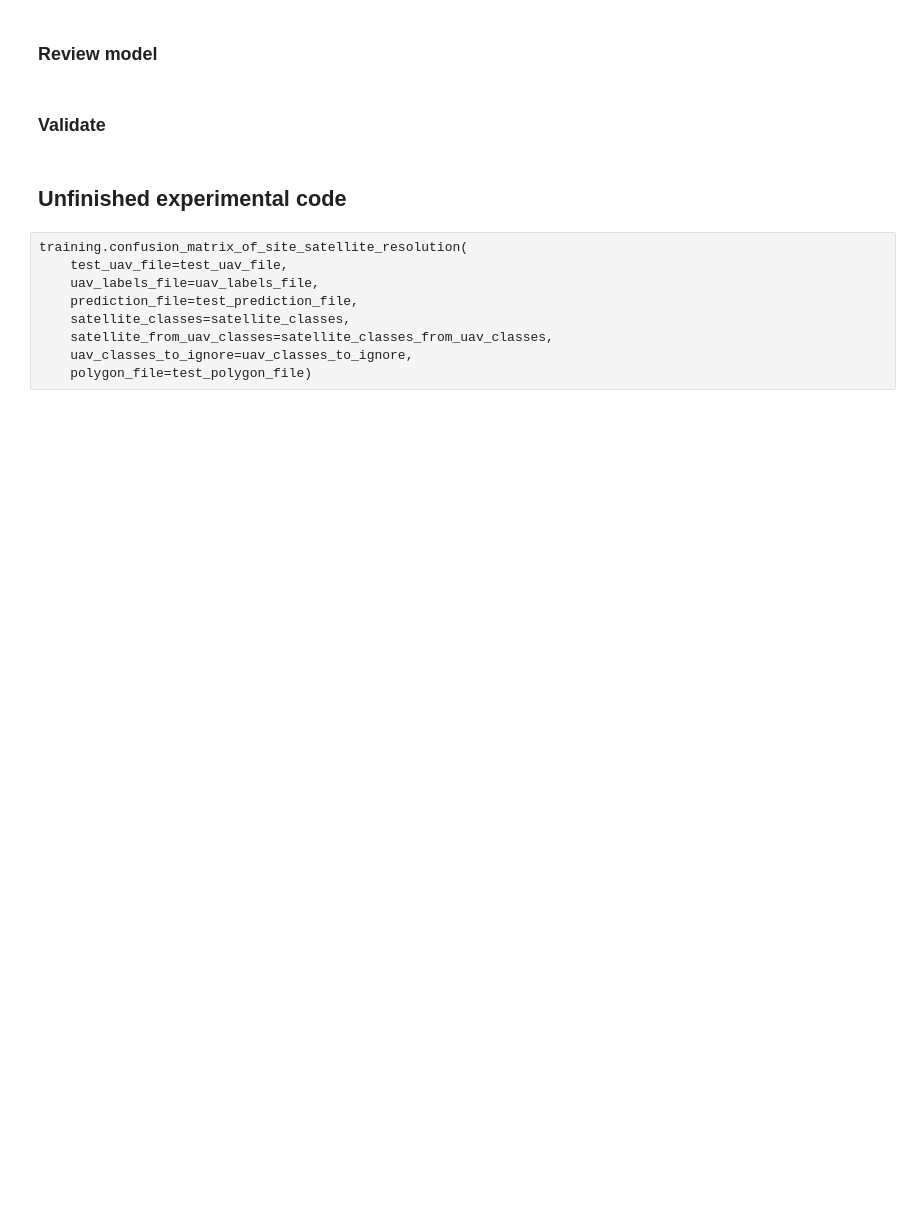
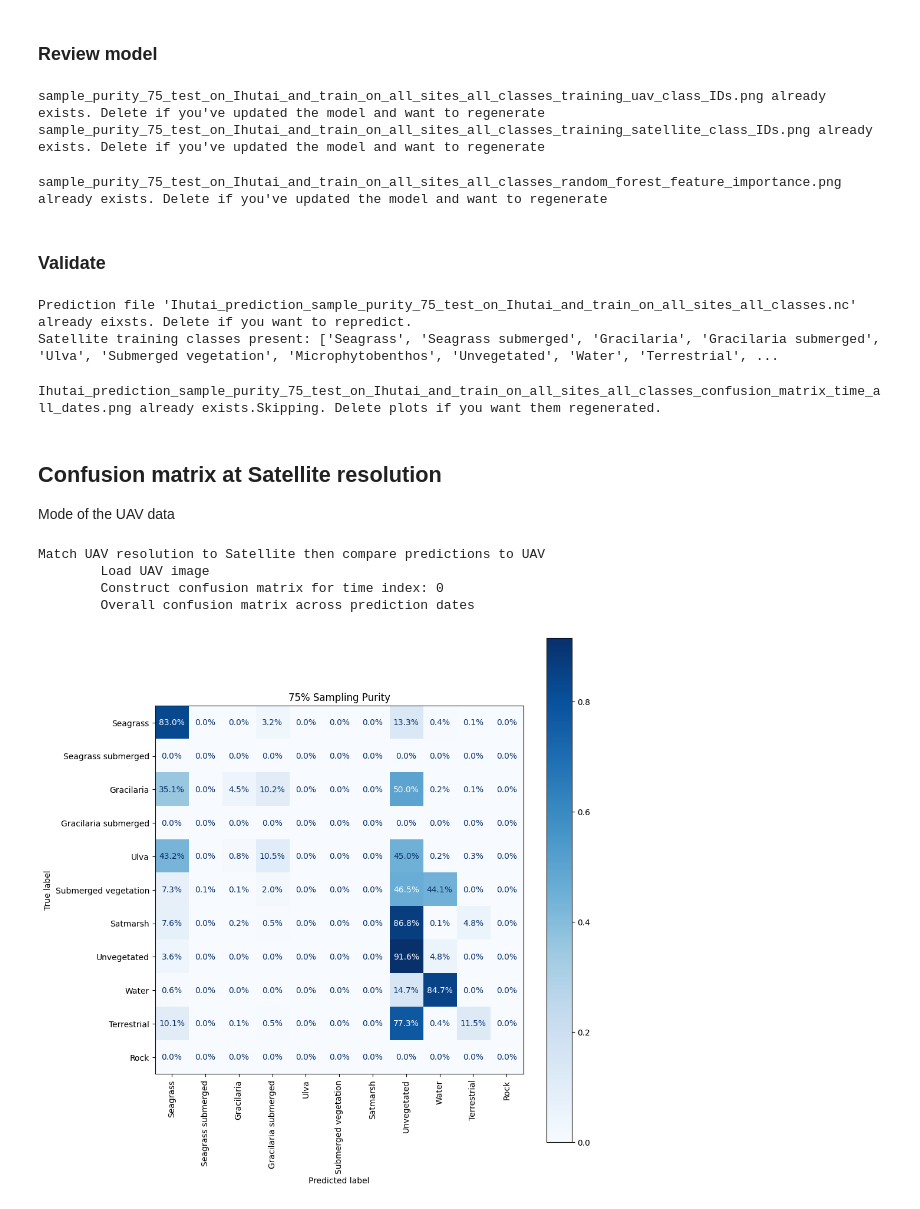
Before and after one commit to niwa/seagrass-detection, a Jupyter notebook: notebooks/train_and_validate.ipynb, the cells around one changed output. Cells and saved outputs as stored; diff of their text form; code cells hidden in the pictures; blank space fills up the shorter version.

Commit message:
Implemented confusion matrix for satellite image resolution

```diff
--- a/notebooks/train_and_validate.ipynb
+++ b/notebooks/train_and_validate.ipynb
@@ -28,7 +27,7 @@ import sampling
 # Values to edit
 # %%
 sample_method = "sampling_2"
-method_2_threshold = 1.0 # 1.0 .99 .98 .97 .95 .90
+method_2_threshold = 0.85 # 1.0 .99 .98 .97 .95 .90
 # %%
 # View the amount of training data for the selected sampling apporach
 samples_per_site = pandas.read_csv(utils.get_samples_summary_file_path(sample_method, method_2_threshold))
@@ -66,9 +85,9 @@ satellite_classes_from_uav_classes_4 = {
 }
 # %%
 # Mappings of Satellite classes to consider from UAV classes - 98% purity
-satellite_classes_all = {'Seagrass': 1, 'Gracilaria': 2, 'Ulva': 3, 'Satmarsh': 4, 'Unvegetated': 5,
-                        'Terrestrial': 6, 'Water': 7, 'Mixed': 8, 'Submerged vegetation': 9,
-                        'Gracilaria submerged': 10, 'Seagrass submerged': 11, 'Rock': 12, 'Microphytobenthos': 13,}
+satellite_classes_all = {'Seagrass': 1, 'Seagrass submerged': 2, 'Gracilaria': 3, 'Gracilaria submerged': 4,
+                           'Ulva': 5, 'Submerged vegetation': 9, 'Microphytobenthos': 10, 'Satmarsh': 14,
+                           'Unvegetated': 15, 'Water': 16, 'Terrestrial': 18, 'Rock': 19, 'Mixed': 22,}
 satellite_classes_from_uav_classes_all = {
     'Seagrass': ['Seagrass'],
     'Gracilaria': ['Gracilaria'],
@@ -100,7 +156,7 @@ training_sites_SI = ["CatlinsLake", "CatlinsRiverMouth", "Childrens", "Duvauchel
 test_site = "Ihutai"
 training_sites = all_training_sites # training_sites_SI all_training_sites ["Duvauchelle"]
 models_path = utils.get_models_path(sample_method=sample_method, method_2_threshold=method_2_threshold)
-model_file = models_path / f"sample_purity_{int(method_2_threshold*100)}_test_on_{test_site}_and_train_on_all_sites_12_classes.joblib"
+model_file = models_path / f"sample_purity_{int(method_2_threshold*100)}_test_on_{test_site}_and_train_on_all_sites_all_classes.joblib"
 
 satellite_classes = satellite_classes_all
 satellite_classes_from_uav_classes = satellite_classes_from_uav_classes_all
@@ -192,8 +280,13 @@ if uav_classes_in_training is not None:
 # %%
 training.plot_training_data_class_distribution(training_dataframe=training_dataframe, model_file=model_file,
                                                uav_labels_file=uav_labels_file, satellite_labels=satellite_classes)
+# %% [output]
+sample_purity_75_test_on_Ihutai_and_train_on_all_sites_all_classes_training_uav_class_IDs.png already exists. Delete if you've updated the model and want to regenerate
+sample_purity_75_test_on_Ihutai_and_train_on_all_sites_all_classes_training_satellite_class_IDs.png already exists. Delete if you've updated the model and want to regenerate
 # %%
 training.plot_model_feature_importance(training_dataframe=training_dataframe, model_file=model_file)
+# %% [output]
+sample_purity_75_test_on_Ihutai_and_train_on_all_sites_all_classes_random_forest_feature_importance.png already exists. Delete if you've updated the model and want to regenerate
 # %% [markdown]
 ### Validate
 # %%
@@ -211,6 +304,9 @@ print(
     f"Satellite training classes present: {[key for key, value in satellite_classes.items() if value in training_dataframe['satellite_class_id'].unique()]}. "
     f"Predicted classes present: {[key for key, value in satellite_classes.items() if value in numpy.unique(predictions.data)]}"
      )
+# %% [output]
+Prediction file 'Ihutai_prediction_sample_purity_75_test_on_Ihutai_and_train_on_all_sites_all_classes.nc' already eixsts. Delete if you want to repredict.
+Satellite training classes present: ['Seagrass', 'Seagrass submerged', 'Gracilaria', 'Gracilaria submerged', 'Ulva', 'Submerged vegetation', 'Microphytobenthos', 'Unvegetated', 'Water', 'Terrestrial', ...
 # %%
 training.confusion_matrix_of_site(
     test_uav_file=test_uav_file,
@@ -222,14 +318,24 @@ training.confusion_matrix_of_site(
     polygon_file=test_polygon_file,
     method_2_threshold=method_2_threshold,
 );
+# %% [output]
+Ihutai_prediction_sample_purity_75_test_on_Ihutai_and_train_on_all_sites_all_classes_confusion_matrix_time_all_dates.png already exists.Skipping. Delete plots if you want them regenerated.
 # %% [markdown]
-## Unfinished experimental code
+## Confusion matrix at Satellite resolution
+Mode of the UAV data
-# %% [raw]
-training.confusion_matrix_of_site_satellite_resolution(
-    test_uav_file=test_uav_file,
-    uav_labels_file=uav_labels_file,
-    prediction_file=test_prediction_file,
-    satellite_classes=satellite_classes,
-    satellite_from_uav_classes=satellite_classes_from_uav_classes,
-    uav_classes_to_ignore=uav_classes_to_ignore,
-    polygon_file=test_polygon_file)
+# %%
+training.confusion_matrix_of_site_satellite_resolution(
+    test_uav_file=test_uav_file,
+    uav_labels_file=uav_labels_file,
+    prediction_file=test_prediction_file,
+    satellite_classes=satellite_classes,
+    satellite_from_uav_classes=satellite_classes_from_uav_classes,
+    uav_classes_to_ignore=uav_classes_to_ignore,
+    polygon_file=test_polygon_file,
+    method_2_threshold=method_2_threshold,);
+# %% [output]
+Match UAV resolution to Satellite then compare predictions to UAV
+        Load UAV image
+        Construct confusion matrix for time index: 0
+        Overall confusion matrix across prediction dates
+[figure, added]
```
Also changed, not shown: parts of 8 cells of this notebook, 3 other files.
